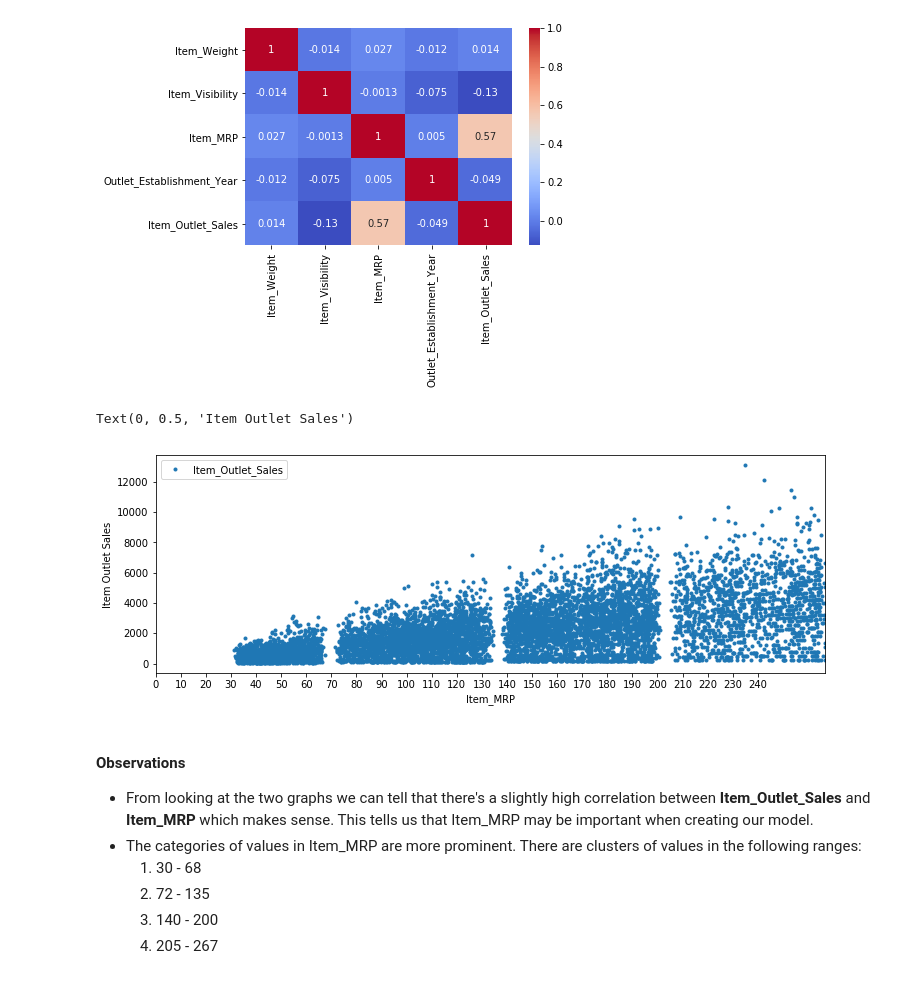
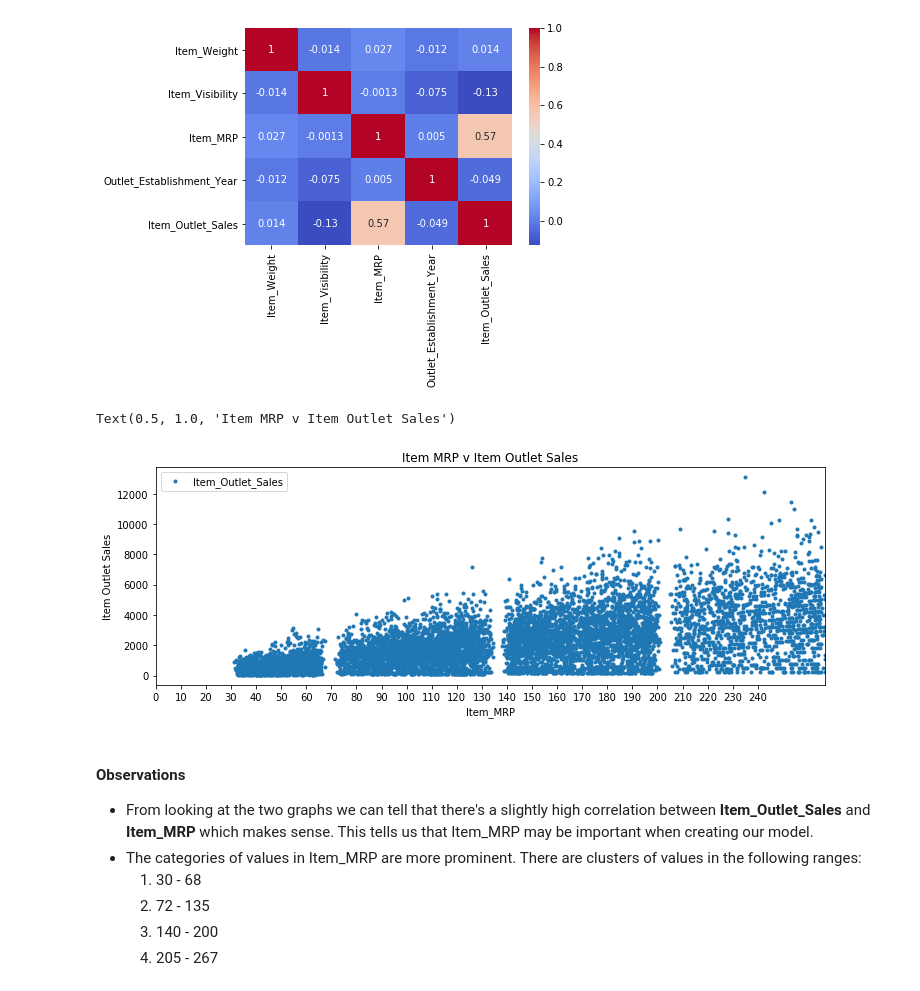
Before and after one commit to csaravia97/Big-Mart-Sales, a Jupyter notebook: BigMart Sales Prediction.ipynb, the cells around one changed output. Cells and saved outputs as stored; diff of their text form; code cells hidden in the pictures.

```diff
--- a/BigMart Sales Prediction.ipynb
+++ b/BigMart Sales Prediction.ipynb
@@ -138,10 +139,10 @@ sns.heatmap(df.corr(), cmap='coolwarm', annot=True)
 # %%
 df.plot(x='Item_MRP', y='Item_Outlet_Sales', marker='.', linestyle='none', xticks=np.arange(0,250, 10), figsize=(12,4))
 plt.ylabel('Item Outlet Sales')
-plt.title('Item M')
+plt.title('Item MRP v Item Outlet Sales')
 # %% [output]
-Text(0, 0.5, 'Item Outlet Sales')
+Text(0.5, 1.0, 'Item MRP v Item Outlet Sales')
-[figure, old version]
+[figure, new version]
 # %% [markdown]
 #### Observations
 - From looking at the two graphs we can tell that there's a slightly high correlation between **Item_Outlet_Sales** and **Item_MRP** which makes sense. This tells us that Item_MRP may be important when creating our model.
```
Also changed, not shown: parts of 44 cells of this notebook.
